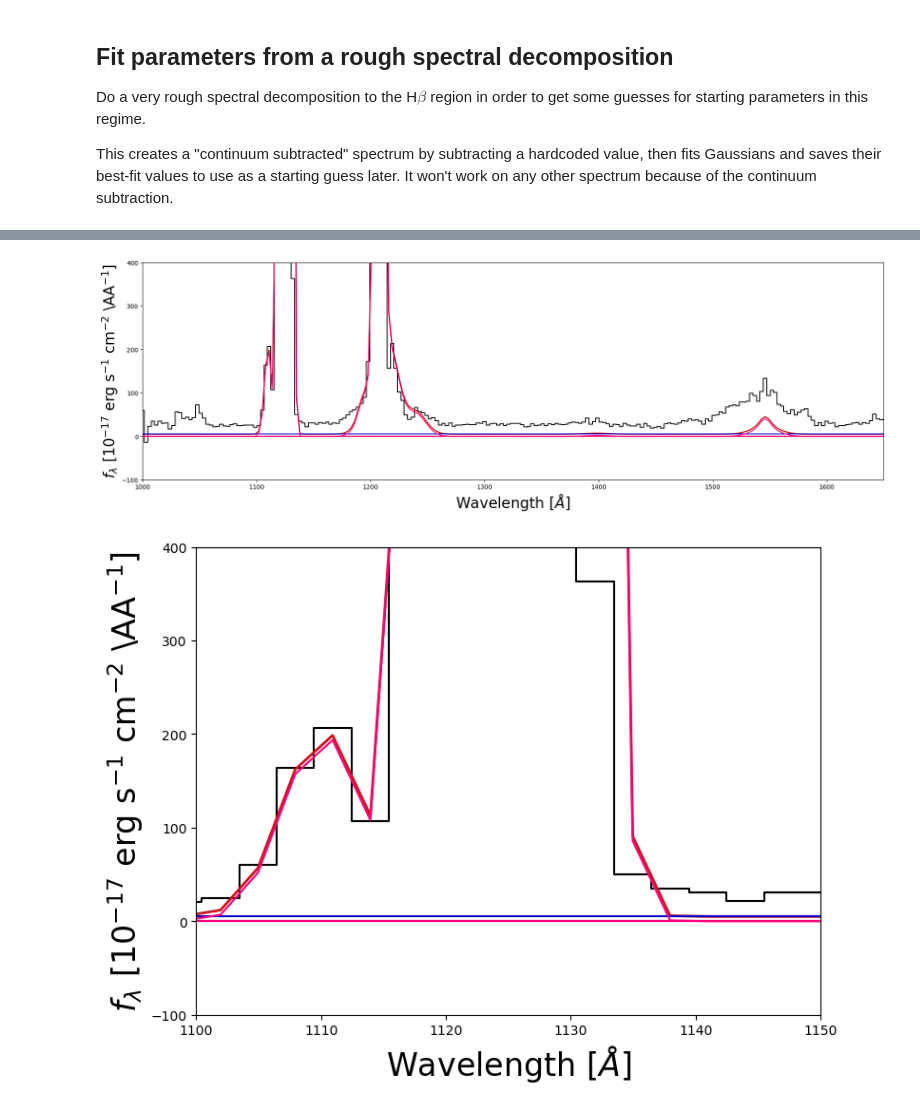
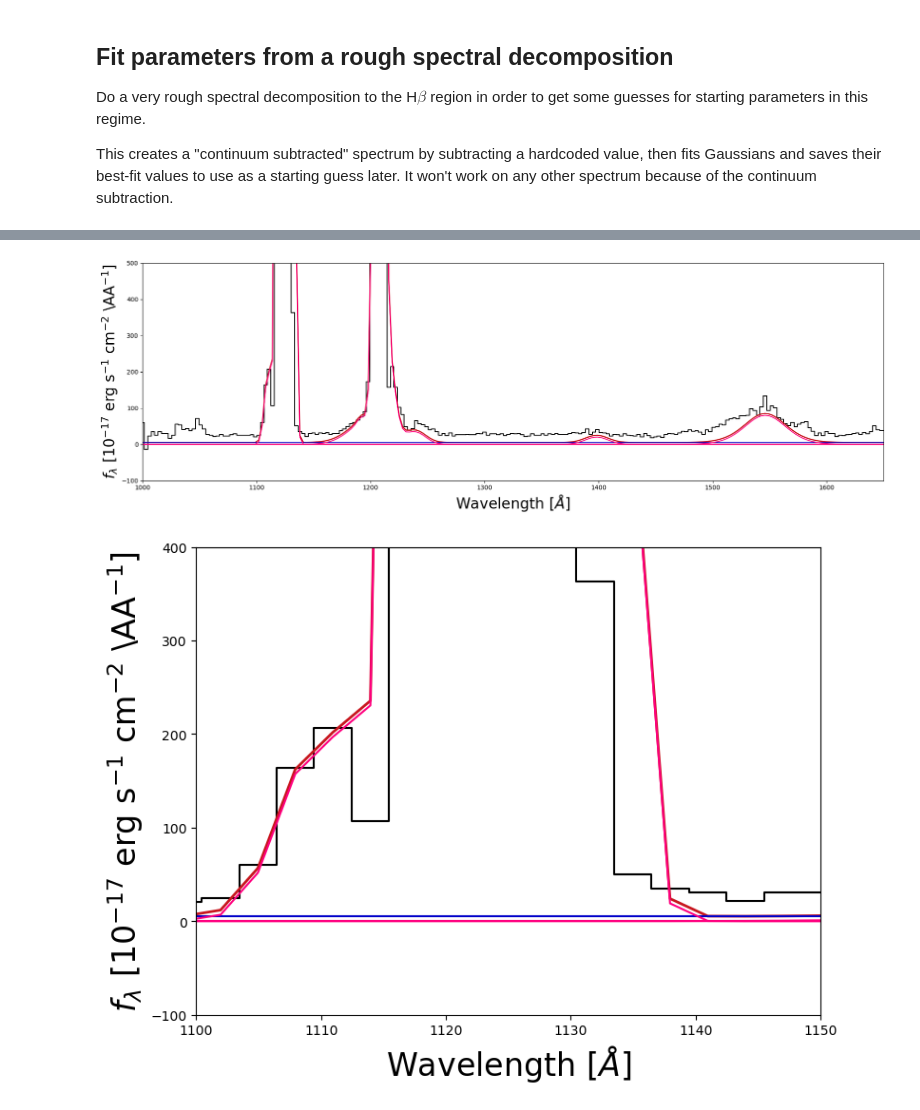
Before and after one commit to seratsaad/ticktock, a Jupyter notebook: Spectral Decomposition - UV.ipynb, the cells around one changed output, grey strips where cells are left out. Saved outputs shown, nothing was run; the diff lists cells and outputs as text; code cells hidden in the pictures.

```diff
--- a/Spectral Decomposition - UV.ipynb
+++ b/Spectral Decomposition - UV.ipynb
@@ -570,7 +842,7 @@ fixed = [0,0,\
          0,0,0]
 # %%
 # this actually does the fit after resetting the spectrum
-spec = pyspeckit.Spectrum(data=flux, xarr=lam,error=err)
+spec = pyspeckit.Spectrum(data=flux-20, xarr=lam,error=err)
 spec.unit = 'erg s$^{-1}$ cm$^{-2}$ $\\AA^{-1}$'
 spec.xarr.set_unit = u.angstrom #'$\\AA$'
 spec.xarr.xtype='angstrom'
@@ -607,21 +879,21 @@ plt.show()
 # %%
 best_model = uv_agn_spectrum(lam,*spec.specfit.parinfo.values,return_components=True)
 wavemin = 1000.
 wavemax = 1650.
 ymin = -100.
 ymax = 400.
 wave = lam
 flux = flux
 model = best_model
 xlabel = 'Wavelength $[\AA]$'
 ylabel = '$f_\lambda$ [10$^{-17}$ erg s$^{-1}$ cm$^{-2}$ \AA$^{-1}$]'
 plotfile = '../plots/j0950/plots/spec-52509-0902-0498'
 HARDCOPY = False
 SHOW = True
 
-plot_uv_agn_fit(lam,flux,best_model,1000,1650,-100,400,'Wavelength $[\AA]$',\
+plot_uv_agn_fit(lam,flux,best_model,1000,1650,-100,500,'Wavelength $[\AA]$',\
                      '$f_\lambda$ [10$^{-17}$ erg s$^{-1}$ cm$^{-2}$ \AA$^{-1}$]',\
                      plotfile,HARDCOPY=False,SHOW=True)
 # %% [output]
-[figure, old version]
+[figure, new version]
-[figure, old version]
+[figure, new version]
```
Also changed, not shown: parts of 11 cells of this notebook.
